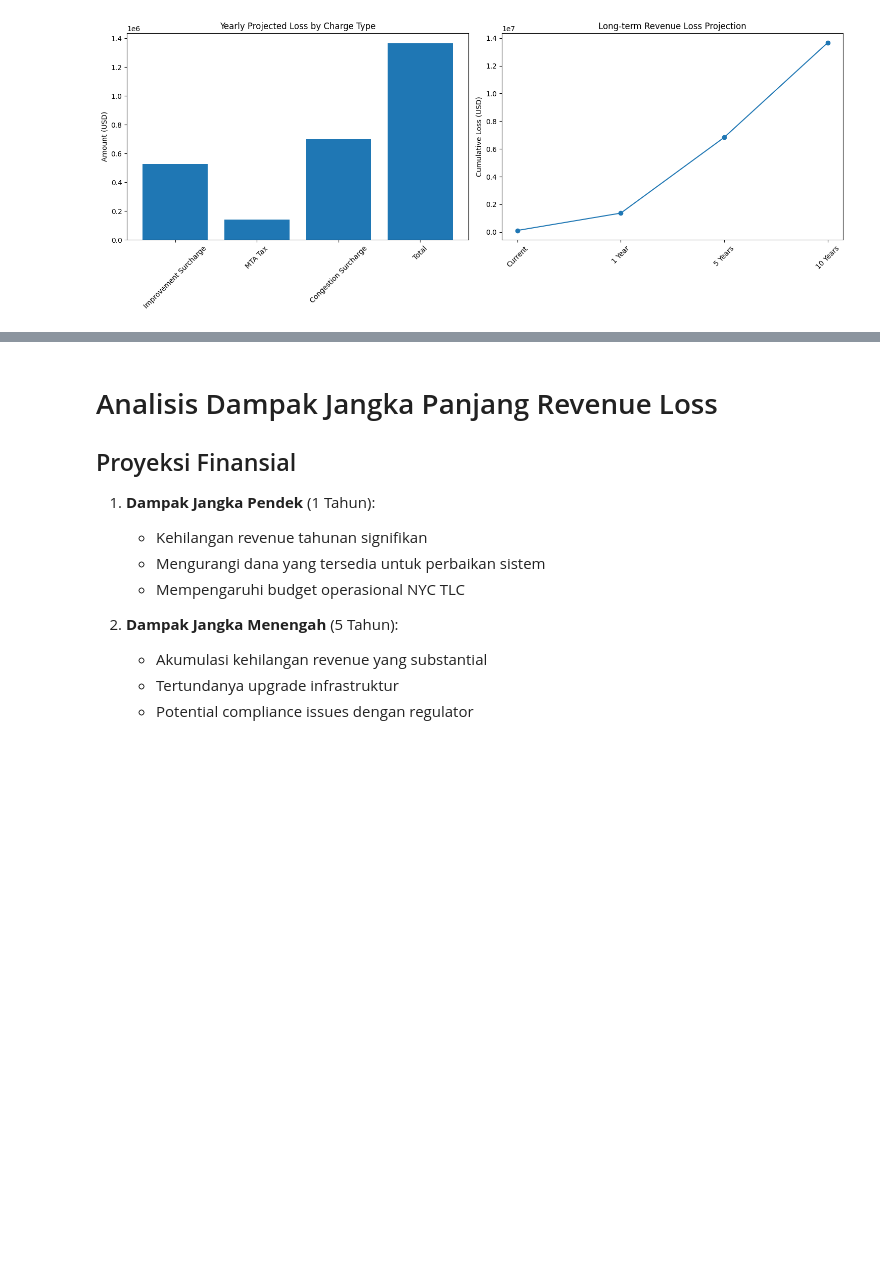
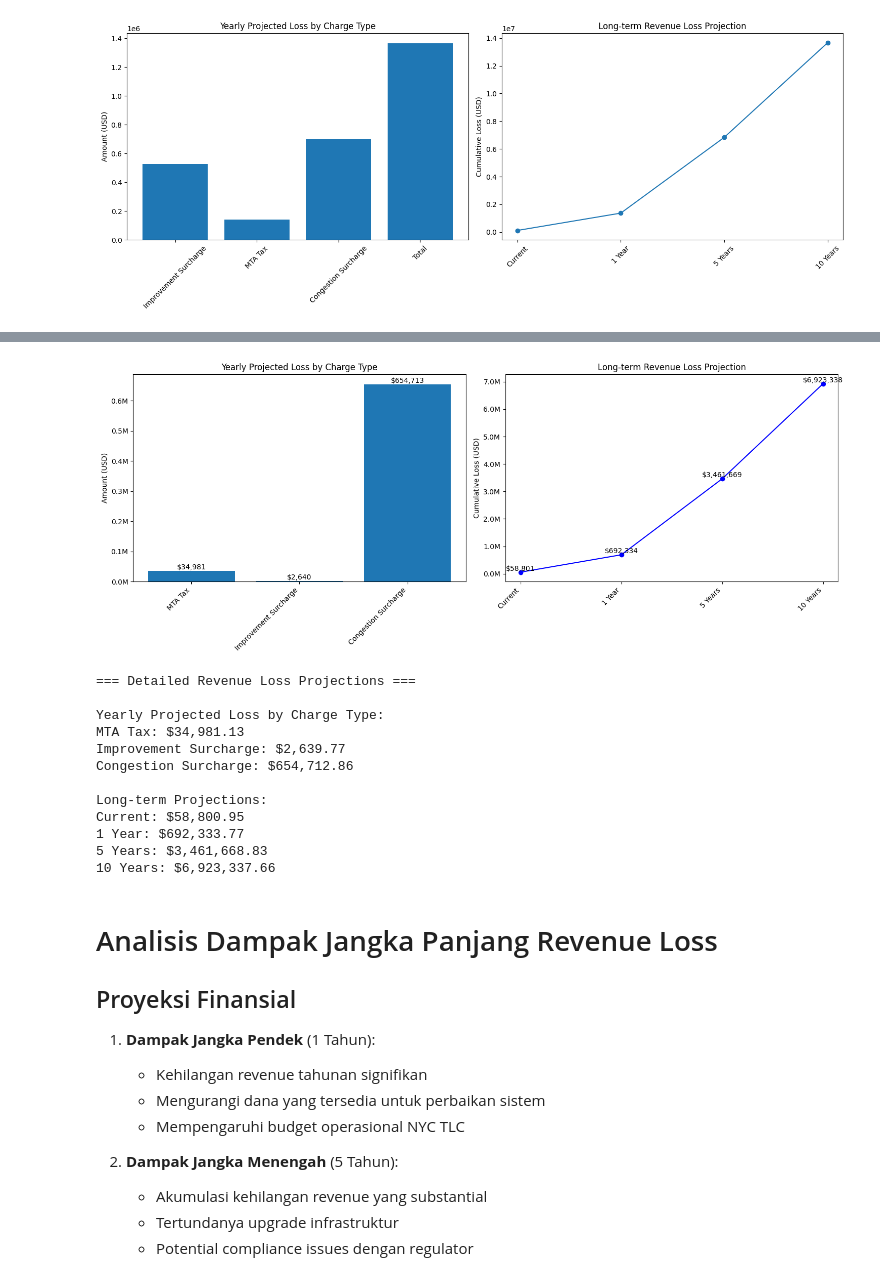
Before and after one commit to muhmahardikar/Capstone-Project-2, a Jupyter notebook: CapstoneProject_Modul2_MMahardikaRenaldi.ipynb, the cells around one changed output, grey strips where cells are left out. Drawn from its saved outputs; the diff is of its cells as text; code cells hidden in the pictures; blank space fills up the shorter version.

```diff
--- a/CapstoneProject_Modul2_MMahardikaRenaldi.ipynb
+++ b/CapstoneProject_Modul2_MMahardikaRenaldi.ipynb
@@ -2307,3 +2361,82 @@ Yearly Projected Loss                527242.5   140916.49             698165.52
+# %%
+def plot_revenue_loss_projections(summary):
+   """
+   Membuat visualisasi proyeksi revenue loss dalam bentuk bar chart dan line chart
+   """
+   # Setup figure
+   fig, (ax1, ax2) = plt.subplots(1, 2, figsize=(15, 6))
+
+   # Bar chart - Yearly Projected Loss by Charge Type
+   yearly_loss = summary[['Metric', 'Yearly Projected Loss']].set_index('Metric')
+   ax1.bar(yearly_loss.index, yearly_loss['Yearly Projected Loss'])
+
+   # Customization for bar chart
+   ax1.set_title('Yearly Projected Loss by Charge Type')
+   ax1.set_ylabel('Amount (USD)')
+   plt.setp(ax1.xaxis.get_majorticklabels(), rotation=45, ha='right')
+
+   # Add value labels on bars
+   for i, v in enumerate(yearly_loss['Yearly Projected Loss']):
+       ax1.text(i, v, f'${v:,.0f}', ha='center', va='bottom')
+
+   # Format y-axis with million formatter
+   ax1.yaxis.set_major_formatter(plt.FuncFormatter(lambda x, p: f'{x/1e6:.1f}M'))
+
+   # Line chart - Long-term Projection
+   years = ['Current', '1 Year', '5 Years', '10 Years']
+   projections = [
+       summary['Revenue Gap ($)'].sum(),
+       summary['Yearly Projected Loss'].sum(),
+       summary['5-Year Projected Loss'].sum(),
+       summary['10-Year Projected Loss'].sum()
+   ]
+
+   # Plot line chart
+   ax2.plot(years, projections, marker='o', color='blue')
+
+   # Customization for line chart
+   ax2.set_title('Long-term Revenue Loss Projection')
+   ax2.set_ylabel('Cumulative Loss (USD)')
+   plt.setp(ax2.xaxis.get_majorticklabels(), rotation=45, ha='right')
+
+   # Add value labels on points
+   for i, v in enumerate(projections):
+       ax2.text(i, v, f'${v:,.0f}', ha='center', va='bottom')
+
+   # Format y-axis with million formatter
+   ax2.yaxis.set_major_formatter(plt.FuncFormatter(lambda x, p: f'{x/1e6:.1f}M'))
+
+   # Adjust layout
+   plt.tight_layout()
+
+   # Show plot
+   plt.show()
+
+   # Print detailed breakdown
+   print("\n=== Detailed Revenue Loss Projections ===")
+   print("\nYearly Projected Loss by Charge Type:")
+   for metric, value in yearly_loss['Yearly Projected Loss'].items():
+       print(f"{metric}: ${value:,.2f}")
+
+   print("\nLong-term Projections:")
+   for year, value in zip(years, projections):
+       print(f"{year}: ${value:,.2f}")
+
+plot_revenue_loss_projections(revenue_analysis)
+# %% [output]
+[figure, added]
+=== Detailed Revenue Loss Projections ===
+
+Yearly Projected Loss by Charge Type:
+MTA Tax: $34,981.13
+Improvement Surcharge: $2,639.77
+Congestion Surcharge: $654,712.86
+
+Long-term Projections:
+Current: $58,800.95
+1 Year: $692,333.77
+5 Years: $3,461,668.83
+10 Years: $6,923,337.66
 # %% [markdown]
 # Analisis Dampak Jangka Panjang Revenue Loss
 
```
Also changed, not shown: parts of 10 cells of this notebook.
